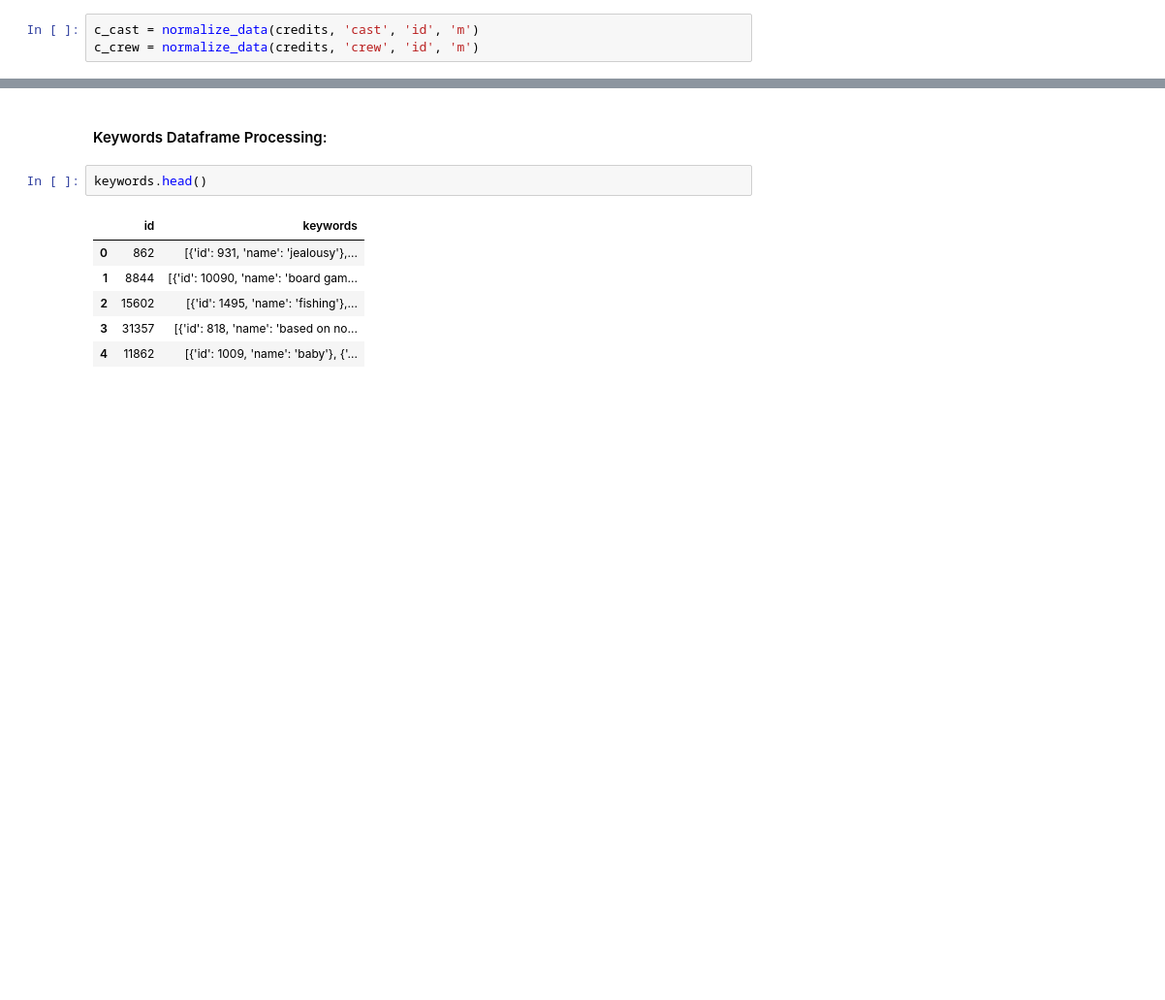
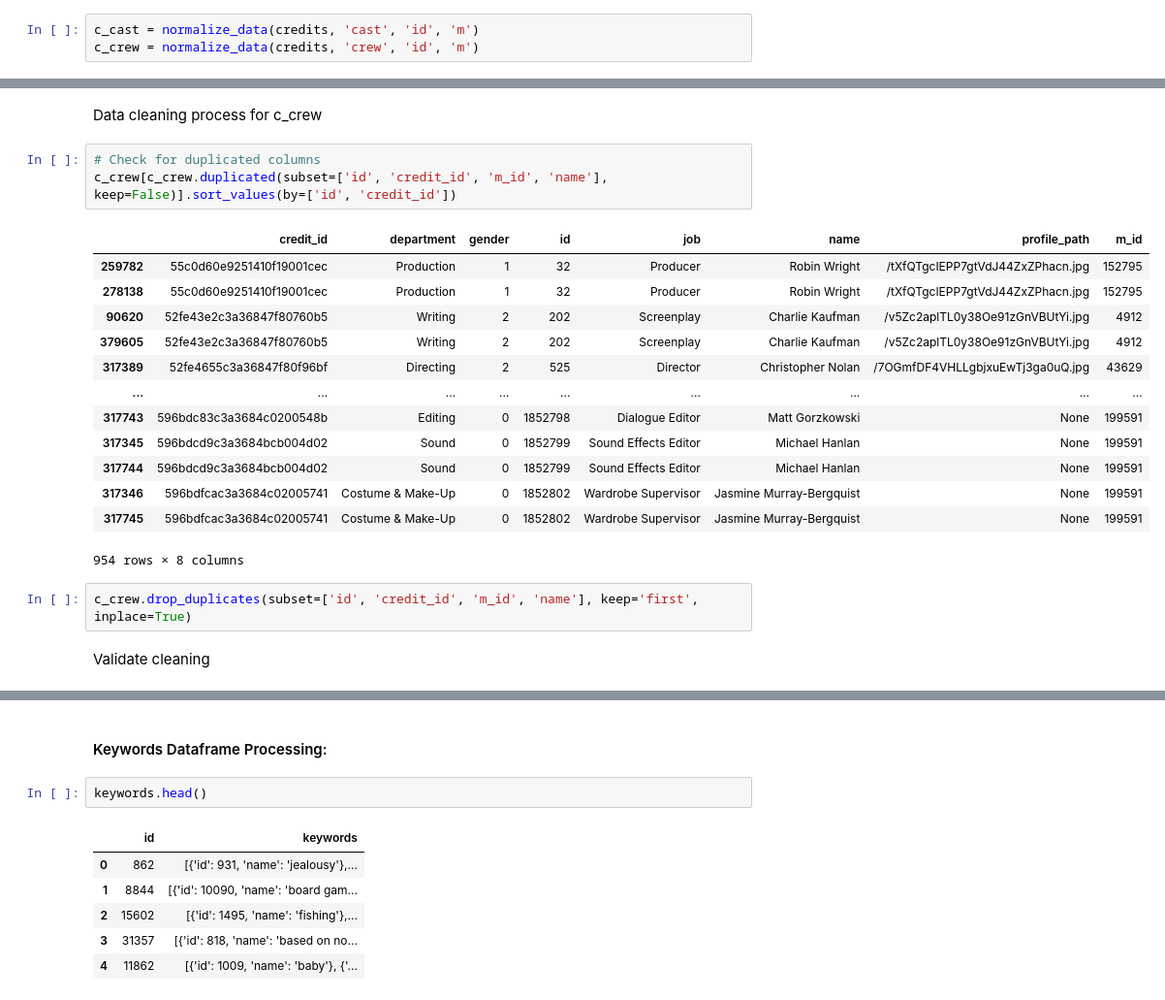
Before and after one commit to iqbalzain99/Movies-Dataflow-and-Analysis-DE-Portfolio, a Jupyter notebook: movies_data_processing.ipynb, the cells around one changed output, grey strips where cells are left out. Shown at 97% size. Cells and saved outputs as stored; diff of their text form; blank space fills up the shorter version.

```diff
--- a/movies_data_processing.ipynb
+++ b/movies_data_processing.ipynb
@@ -163,0 +271,23 @@ c_crew.sample(5)
+# %% [markdown]
+Data cleaning process for c_crew
+# %%
+# Check for duplicated columns
+c_crew[c_crew.duplicated(subset=['id', 'credit_id', 'm_id', 'name'], keep=False)].sort_values(by=['id', 'credit_id'])
+# %% [output]
+|  | credit_id | department | gender | id | job | name | profile_path | m_id |
+| 259782 | 55c0d60e9251410f19001cec | Production | 1 | 32 | Producer | Robin Wright | /tXfQTgcIEPP7gtVdJ44ZxZPhacn.jpg | 152795 |
+| 278138 | 55c0d60e9251410f19001cec | Production | 1 | 32 | Producer | Robin Wright | /tXfQTgcIEPP7gtVdJ44ZxZPhacn.jpg | 152795 |
+| 90620 | 52fe43e2c3a36847f80760b5 | Writing | 2 | 202 | Screenplay | Charlie Kaufman | /v5Zc2aplTL0y38Oe91zGnVBUtYi.jpg | 4912 |
+| 379605 | 52fe43e2c3a36847f80760b5 | Writing | 2 | 202 | Screenplay | Charlie Kaufman | /v5Zc2aplTL0y38Oe91zGnVBUtYi.jpg | 4912 |
+| 317389 | 52fe4655c3a36847f80f96bf | Directing | 2 | 525 | Director | Christopher Nolan | /7OGmfDF4VHLLgbjxuEwTj3ga0uQ.jpg | 43629 |
+| ... | ... | ... | ... | ... | ... | ... | ... | ... |
+| 317743 | 596bdc83c3a3684c0200548b | Editing | 0 | 1852798 | Dialogue Editor | Matt Gorzkowski | None | 199591 |
+| 317345 | 596bdcd9c3a3684bcb004d02 | Sound | 0 | 1852799 | Sound Effects Editor | Michael Hanlan | None | 199591 |
+| 317744 | 596bdcd9c3a3684bcb004d02 | Sound | 0 | 1852799 | Sound Effects Editor | Michael Hanlan | None | 199591 |
+| 317346 | 596bdfcac3a3684c02005741 | Costume & Make-Up | 0 | 1852802 | Wardrobe Supervisor | Jasmine Murray-Bergquist | None | 199591 |
+| 317745 | 596bdfcac3a3684c02005741 | Costume & Make-Up | 0 | 1852802 | Wardrobe Supervisor | Jasmine Murray-Bergquist | None | 199591 |
+954 rows × 8 columns
+# %%
+c_crew.drop_duplicates(subset=['id', 'credit_id', 'm_id', 'name'], keep='first', inplace=True)
+# %% [markdown]
+Validate cleaning
```
Also changed, not shown: parts of 70 cells of this notebook.
